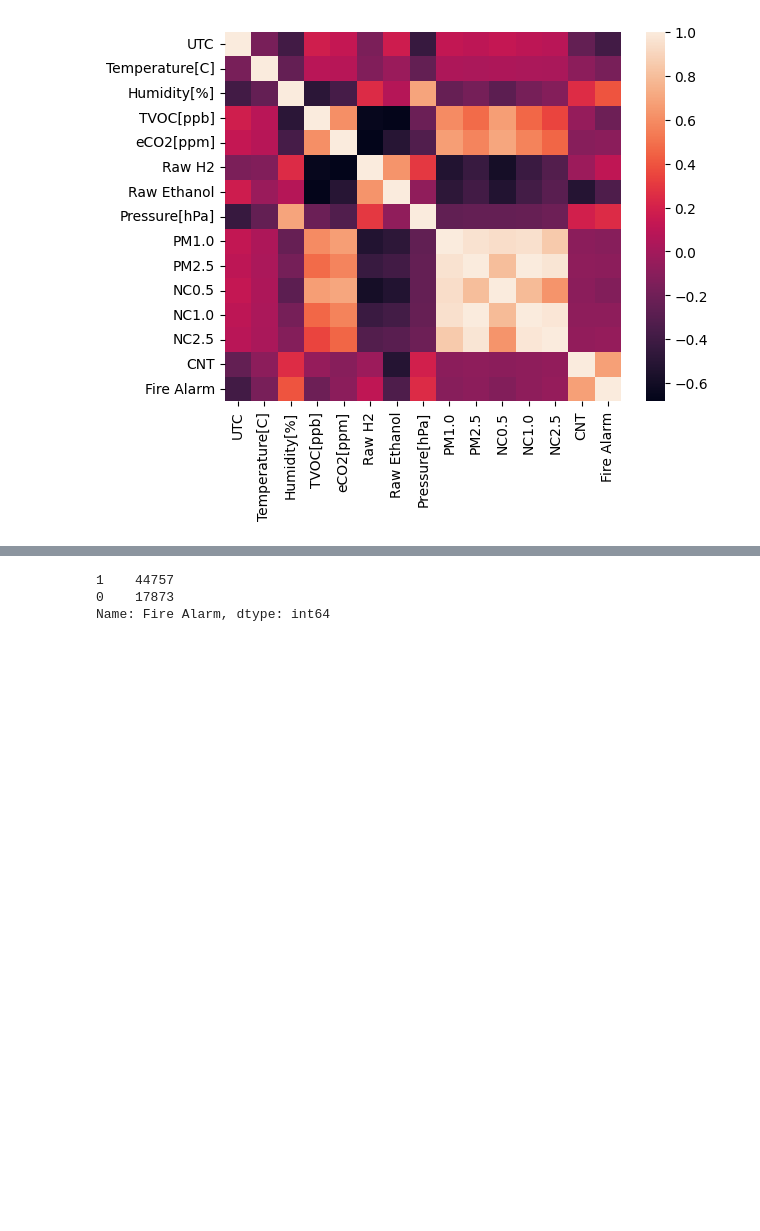
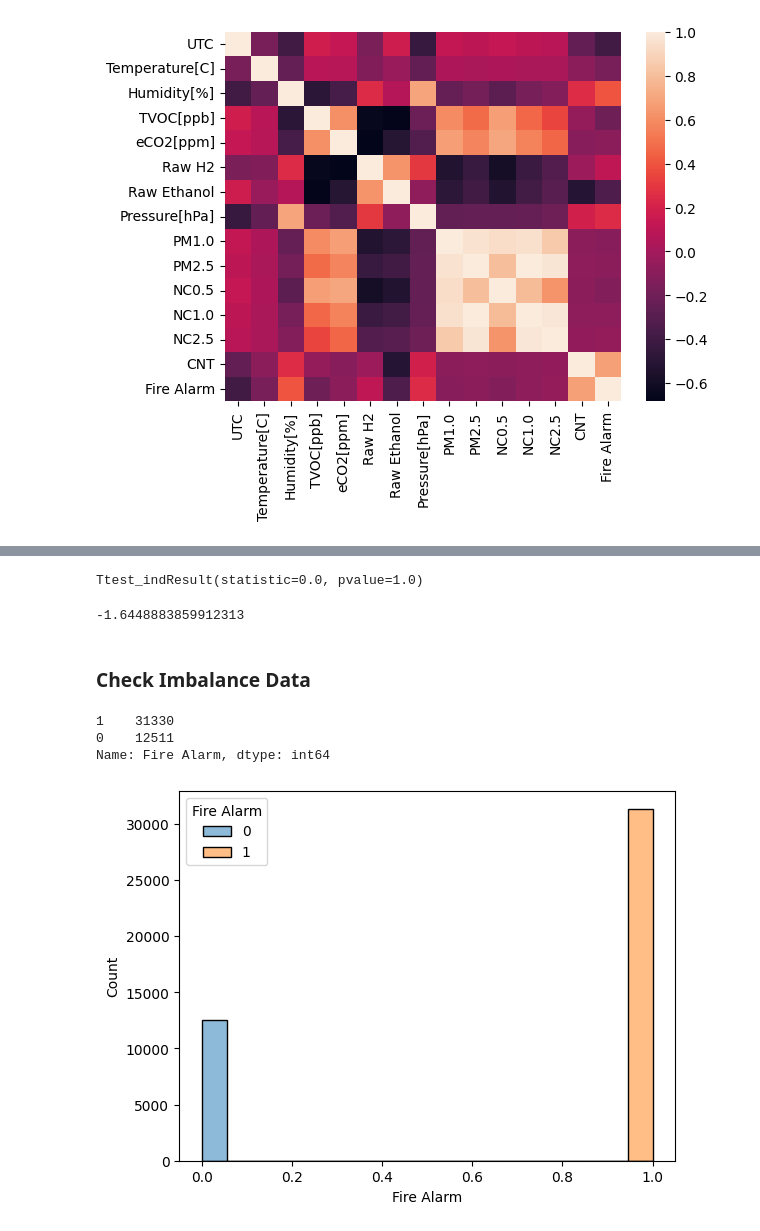
Before and after one commit to hendrikt1479/ml_project_final, a Jupyter notebook: notebooks/smoke.ipynb, the cells around one changed output, grey strips where cells are left out. Drawn from its saved outputs; the diff is of its cells as text; code cells hidden in the pictures; blank space fills up the shorter version.

```diff
--- a/notebooks/smoke.ipynb
+++ b/notebooks/smoke.ipynb
@@ -105,0 +161,7 @@ ori.describe().T
+# %%
+target = 'Fire Alarm'
+x = ori.drop(target, axis=1).copy()
+y = ori[target].copy()
+# %%
+x_train, x_test, y_train, y_test = train_test_split(x, y, test_size = 0.3, random_state = 42, stratify = y)
+x_valid, x_test, y_valid, y_test = train_test_split(x_test, y_test, test_size = 0.5, random_state = 42, stratify = y_test)
@@ -105,0 +179,3 @@ ori.describe().T
+# %%
+dataset = pd.concat([x_train, y_train], axis = 1)
+dataset.isnull().sum().sort_values(ascending=True)
@@ -163,0 +295,13 @@ plt.show()
+# %%
+# perform t-test untuk 2 variabel
+scs.ttest_ind(
+    dataset_fire[dataset_fire['Temperature[C]'].isnull() != True]['Temperature[C]'],
+    dataset_no_fire[dataset_no_fire['Temperature[C]'].isnull() != True]['Temperature[C]']
+)
+# %% [output]
+Ttest_indResult(statistic=0.0, pvalue=1.0)
+# %%
+# nilai t critical untuk alpha 0.05
+scs.t.ppf(0.05, df = (len(dataset) - 2))
+# %% [output]
+-1.6448883859912313
@@ -164,6 +311,13 @@ plt.show()
+# %% [markdown]
+### Check Imbalance Data
 # %%
-ori['Fire Alarm'].value_counts()
+dataset['Fire Alarm'].value_counts()
 # %% [output]
-1    44757
-0    17873
+1    31330
+0    12511
 Name: Fire Alarm, dtype: int64
+# %%
+sns.histplot(data = dataset, x = 'Fire Alarm', hue = 'Fire Alarm')
+plt.show()
+# %% [output]
+[figure, added]
```
Also changed, not shown: parts of 30 cells of this notebook, 7 other files.
